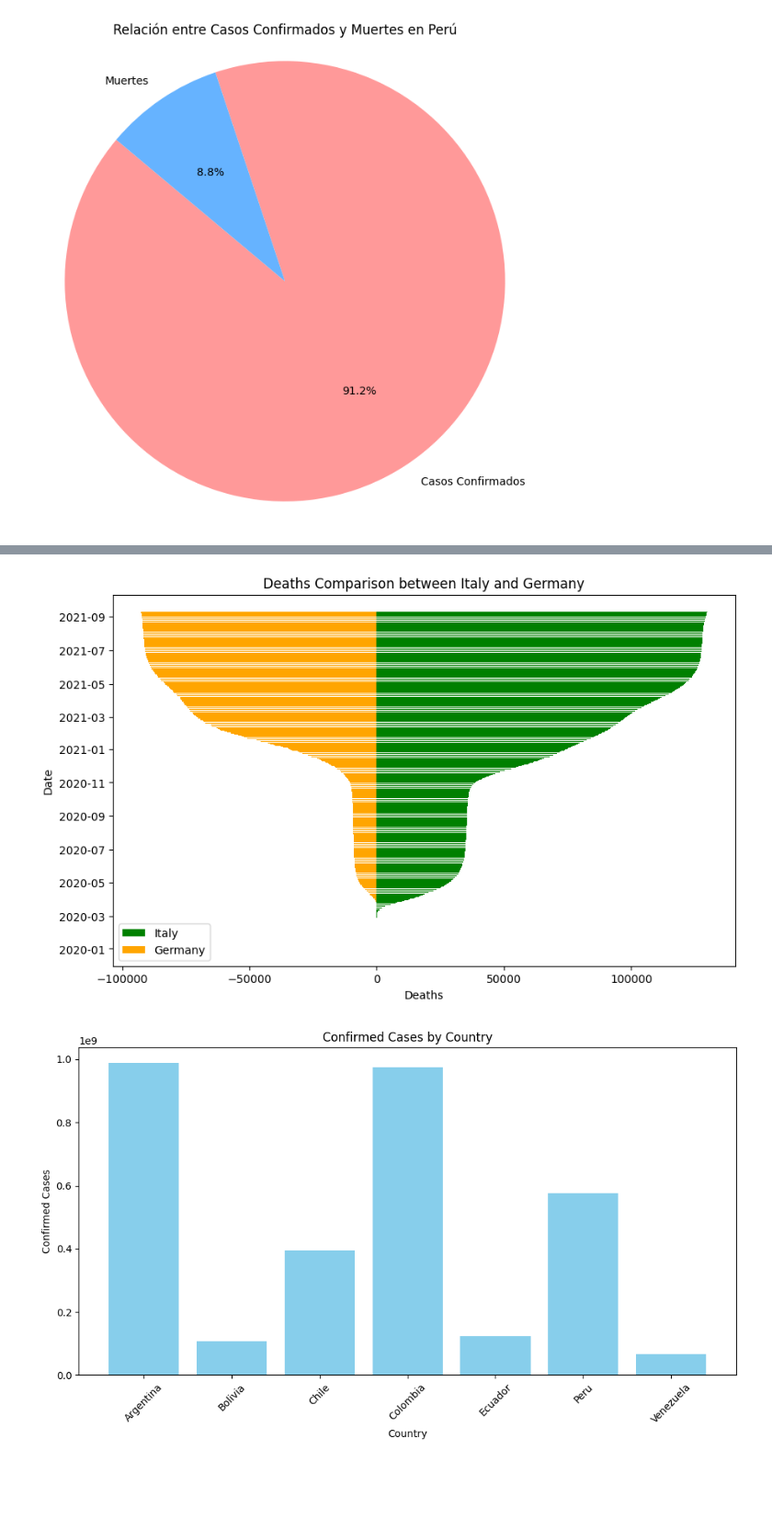
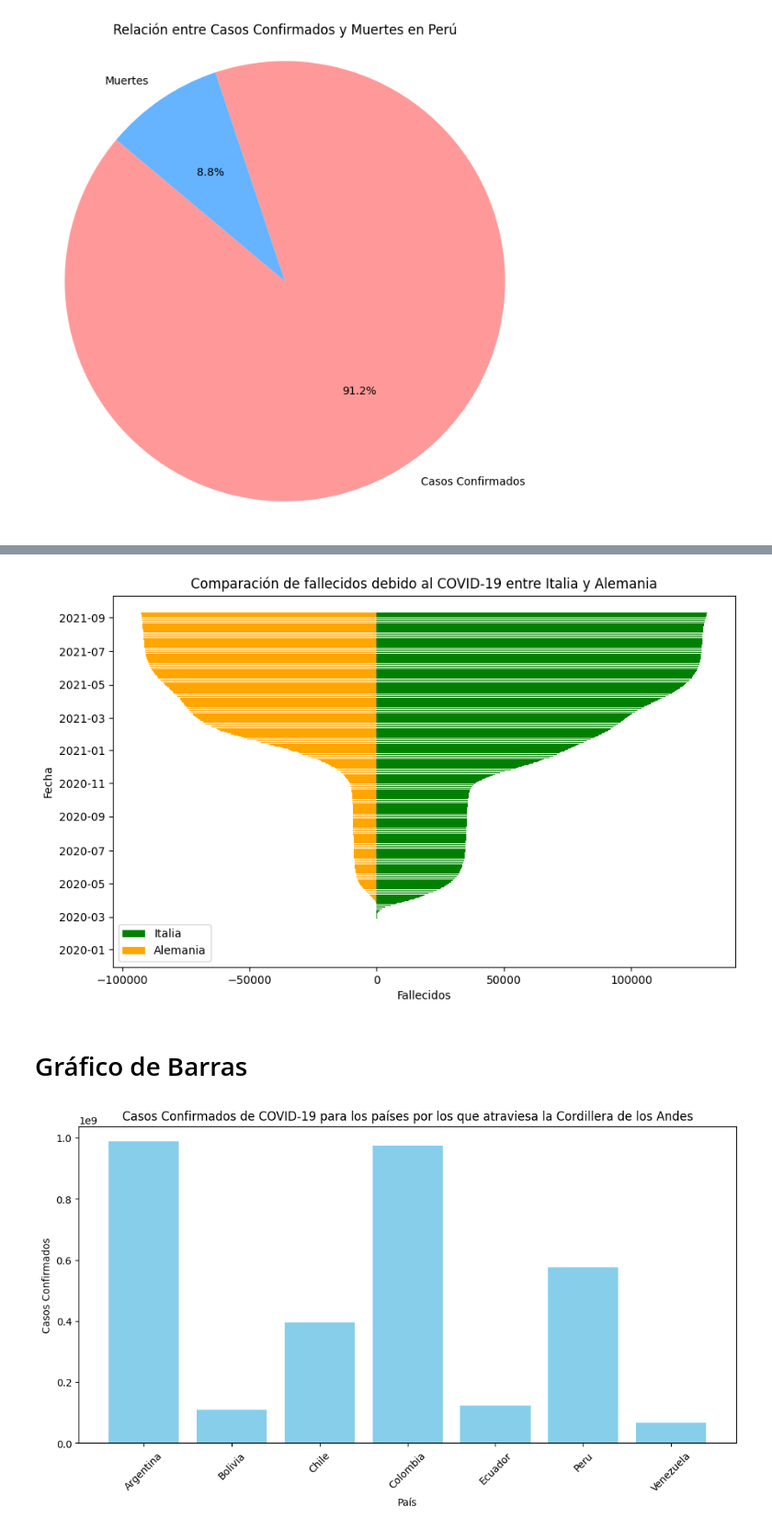
Before and after one commit to gambitius/Mineria-de-Datos, a Jupyter notebook: Solemne_1_Martin_Bastias.ipynb, the cells around one changed output, grey strips where cells are left out. Shown: that part at 92% size. Saved outputs shown, nothing was run; the diff lists cells and outputs as text; code cells hidden in the pictures; blank space fills up the shorter version.

```diff
--- a/Solemne_1_Martin_Bastias.ipynb
+++ b/Solemne_1_Martin_Bastias.ipynb
@@ -318,44 +506,46 @@ germany_deaths = germany_data.groupby('date')['deaths'].sum()
 plt.figure(figsize=(10, 6))
 
 # Grafica los datos de Italia
-plt.barh(italy_deaths.index, italy_deaths.values, color='green', label='Italy')
+plt.barh(italy_deaths.index, italy_deaths.values, color='green', label='Italia')
 
 # Grafica los datos de Alemania
-plt.barh(germany_deaths.index, -germany_deaths.values, color='orange', label='Germany')
+plt.barh(germany_deaths.index, -germany_deaths.values, color='orange', label='Alemania')
 
 # Configuración del gráfico
-plt.xlabel('Deaths')
-plt.ylabel('Date')
-plt.title('Deaths Comparison between Italy and Germany')
+plt.xlabel('Fallecidos')
+plt.ylabel('Fecha')
+plt.title('Comparación de fallecidos debido al COVID-19 entre Italia y Alemania')
 plt.legend()
 
 # Muestra el gráfico
 plt.show()
 # %% [output]
-[figure, old version]
+[figure, new version]
+# %% [markdown]
+# Gráfico de Barras
 # %%
 query = """
     SELECT country_name, SUM(confirmed_cases) AS total_confirmed_cases
     FROM `bigquery-public-data.covid19_govt_response.oxford_policy_tracker`
     WHERE country_name IN ('Argentina', 'Bolivia', 'Chile', 'Colombia', 'Ecuador', 'Peru', 'Venezuela')
     GROUP BY country_name
 """
 
 # Ejecuta la consulta y carga los resultados en un DataFrame
 df = client.query(query).to_dataframe()
 
 # Configura el gráfico de barras
 plt.figure(figsize=(10, 6))
 plt.bar(df['country_name'], df['total_confirmed_cases'], color='skyblue')
 
 # Configuración del gráfico
-plt.xlabel('Country')
-plt.ylabel('Confirmed Cases')
-plt.title('Confirmed Cases by Country')
+plt.xlabel('País')
+plt.ylabel('Casos Confirmados')
+plt.title('Casos Confirmados de COVID-19 para los países por los que atraviesa la Cordillera de los Andes')
 
 # Muestra el gráfico
 plt.xticks(rotation=45)  # Rotación de los nombres de los países en el eje X para mejor visualización
 plt.tight_layout()  # Ajusta el diseño del gráfico para evitar superposiciones
 plt.show()
 # %% [output]
-[figure, old version]
+[figure, new version]
```
Also changed, not shown: parts of 35 cells of this notebook.
